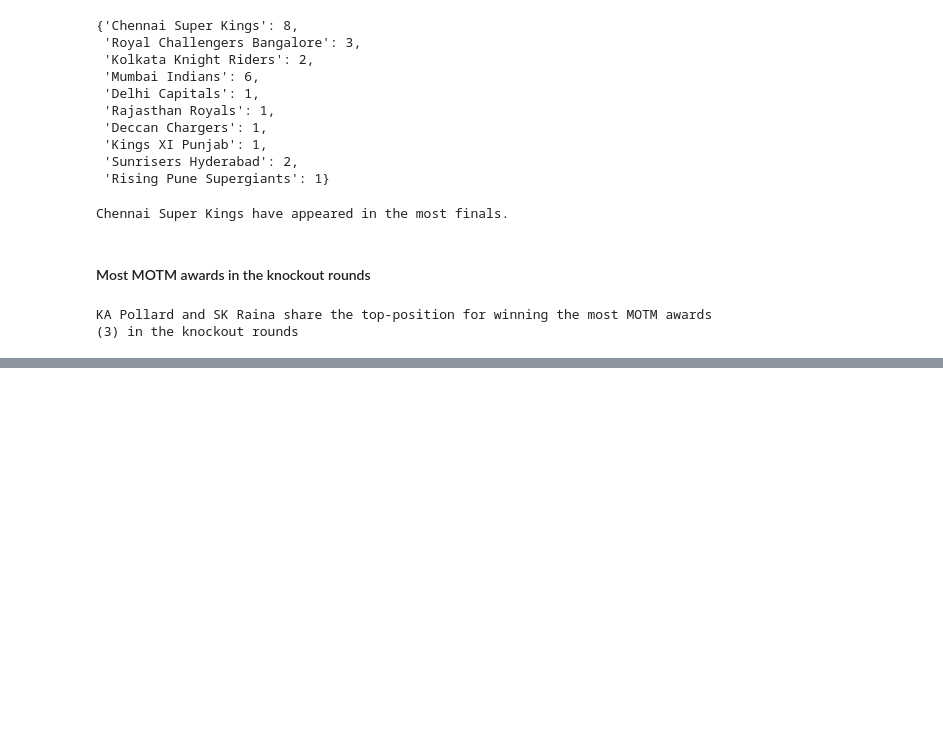
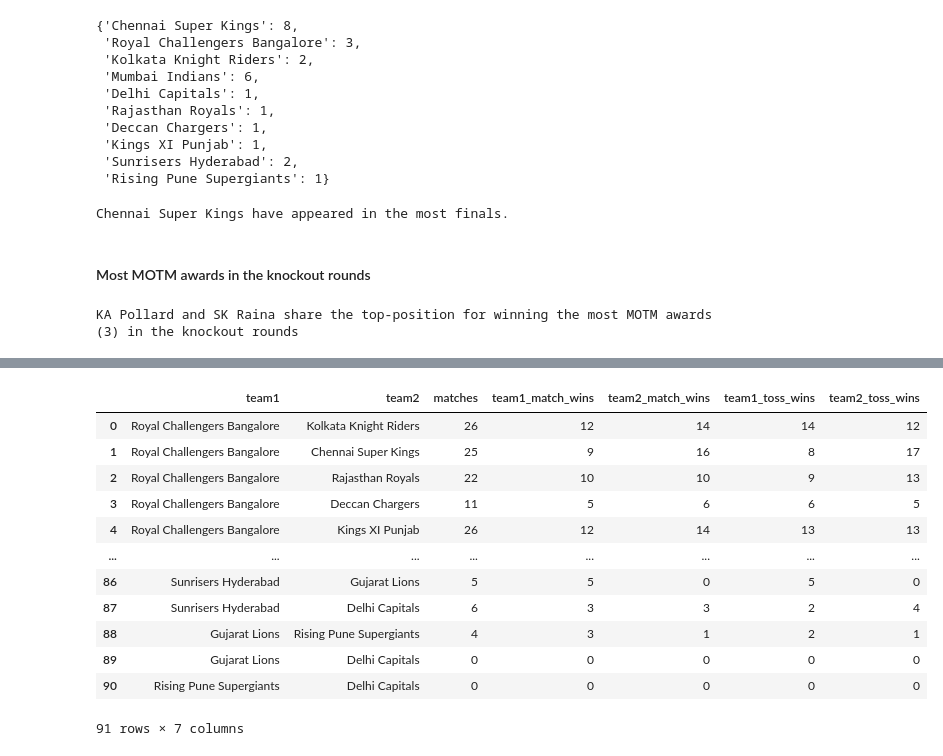
Before and after one commit to RoshanM-18/Data_Analysis_and_Dashboards, a Jupyter notebook: IPL_EDA/IPL_Data_Analysis_Pandas.ipynb, the cells around one changed output, grey strips where cells are left out. Cells and saved outputs as stored; diff of their text form; code cells hidden in the pictures; blank space fills up the shorter version.

```diff
--- a/IPL_EDA/IPL_Data_Analysis_Pandas.ipynb
+++ b/IPL_EDA/IPL_Data_Analysis_Pandas.ipynb
@@ -720,0 +738,47 @@ KA Pollard and SK Raina share the top-position for winning the most MOTM awards
+# %%
+matches = []
+wt1 = []
+wt2 = []
+t1tw = []
+t2tw = []
+
+for x in h2h:
+    one = df_matches[(df_matches["team1"]==x[0]) & (df_matches["team2"]==x[1])]
+    two = df_matches[(df_matches["team1"]==x[1]) & (df_matches["team2"]==x[0])]
+    total = len(one) + len(two)
+
+    wins_team1 = len(one[one["winner"]==x[0]]) + len(two[two["winner"]==x[0]])
+    wins_team2 = len(one[one["winner"]==x[1]]) + len(two[two["winner"]==x[1]])
+
+    team1_toss_wins = len(one[one["toss_winner"]==x[0]]) + len(two[two["toss_winner"]==x[0]])
+    team2_toss_wins = len(one[one["toss_winner"]==x[1]]) + len(two[two["toss_winner"]==x[1]])
+
+    matches.append(total)
+    wt1.append(wins_team1)
+    wt2.append(wins_team2)
+    t1tw.append(team1_toss_wins)
+    t2tw.append(team2_toss_wins)
+# %%
+h2h_df["matches"] = matches
+# %%
+h2h_df["team1_match_wins"] = wt1
+h2h_df["team2_match_wins"] = wt2
+# %%
+h2h_df["team1_toss_wins"] = t1tw
+h2h_df["team2_toss_wins"] = t2tw
+# %%
+h2h_df
+# %% [output]
+|  | team1 | team2 | matches | team1_match_wins | team2_match_wins | team1_toss_wins | team2_toss_wins |
+| 0 | Royal Challengers Bangalore | Kolkata Knight Riders | 26 | 12 | 14 | 14 | 12 |
+| 1 | Royal Challengers Bangalore | Chennai Super Kings | 25 | 9 | 16 | 8 | 17 |
+| 2 | Royal Challengers Bangalore | Rajasthan Royals | 22 | 10 | 10 | 9 | 13 |
+| 3 | Royal Challengers Bangalore | Deccan Chargers | 11 | 5 | 6 | 6 | 5 |
+| 4 | Royal Challengers Bangalore | Kings XI Punjab | 26 | 12 | 14 | 13 | 13 |
+| ... | ... | ... | ... | ... | ... | ... | ... |
+| 86 | Sunrisers Hyderabad | Gujarat Lions | 5 | 5 | 0 | 5 | 0 |
+| 87 | Sunrisers Hyderabad | Delhi Capitals | 6 | 3 | 3 | 2 | 4 |
+| 88 | Gujarat Lions | Rising Pune Supergiants | 4 | 3 | 1 | 2 | 1 |
+| 89 | Gujarat Lions | Delhi Capitals | 0 | 0 | 0 | 0 | 0 |
+| 90 | Rising Pune Supergiants | Delhi Capitals | 0 | 0 | 0 | 0 | 0 |
+91 rows × 7 columns
```
Also changed, not shown: parts of 5 cells of this notebook.
